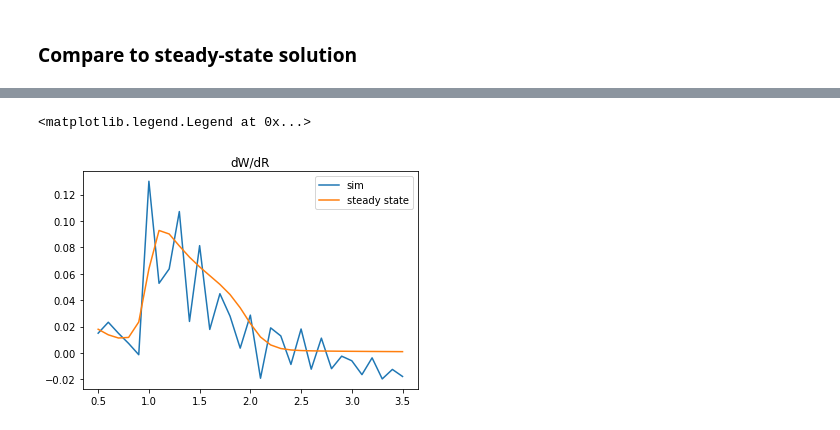
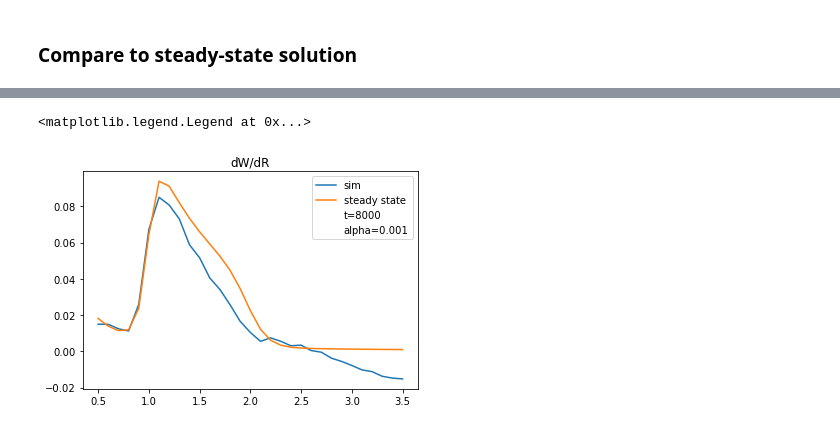
Before and after one commit to Jupiter1994/warped-disks, a Jupyter notebook: reduced-eqs-planets.ipynb, the cells around one changed output, grey strips where cells are left out. Saved outputs shown, nothing was run; the diff lists cells and outputs as text; code cells hidden in the pictures.

```diff
--- a/reduced-eqs-planets.ipynb
+++ b/reduced-eqs-planets.ipynb
@@ -345,7 +345,7 @@ Rs_torque = Rs_warp[:-1] + DeltaR/2
 
 tmin = 0
 tmax = 8000
-Deltat = 0.05
+Deltat = 0.03
 num_ts = (int) ((tmax - tmin) / Deltat) + 1
 ts = np.linspace(tmin, tmax, num_ts)
 
@@ -423,22 +419,27 @@ plt.plot(Gs_final)
 # %%
 def dW_dR_ss_coeff(Rs):
     '''
     Coefficient for the steady-state value of dW/dR (see below).
     Assumes no external torque.
 
     '''
 
     return Sigma(Rs) * scaleHeight(Rs)**2 * Omega(Rs)**3 * Rs**3 / 4
 
 
+fig = plt.figure()
+fig.set_facecolor("white")
+
 plt.plot(Rs_warp, np.gradient(Ws_final, Rs_warp), label="sim")
 # in steady-state, G should be constant
 plt.plot(Rs_warp, alpha * Omega(Rs_warp) * Gs_final[-1] \
          / dW_dR_ss_coeff(Rs_warp), label="steady state")
 
+plt.scatter([],[], s=0, label="t=" + str(tmax))
+plt.scatter([],[], s=0, label="alpha=" + str(alpha))
 
 plt.title("dW/dR")
 plt.legend()
 # %% [output]
 <matplotlib.legend.Legend at 0x...>
-[figure, old version]
+[figure, new version]
```
Also changed, not shown: parts of 8 cells of this notebook.
